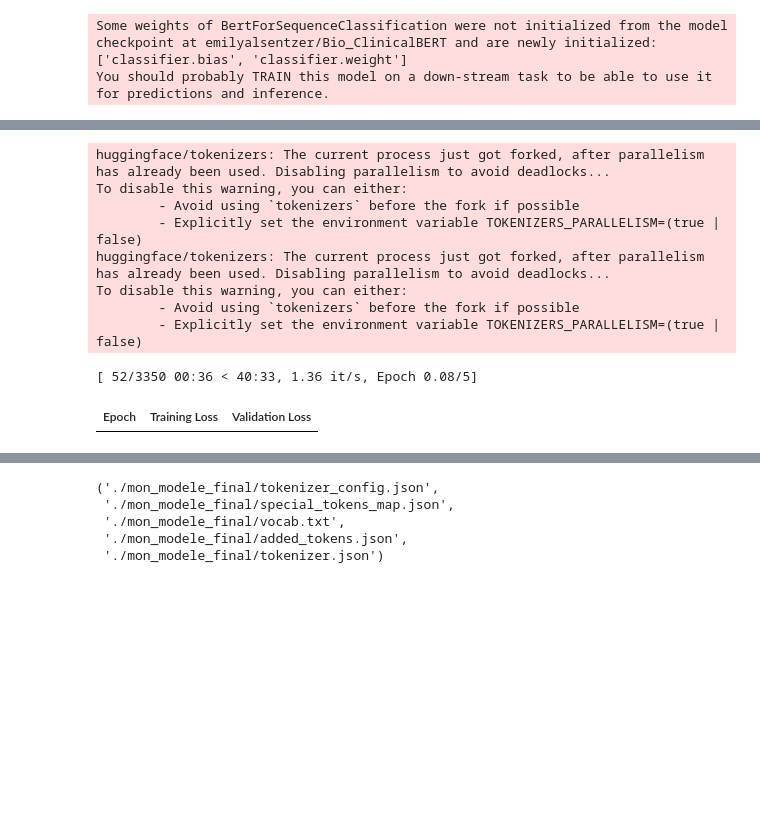
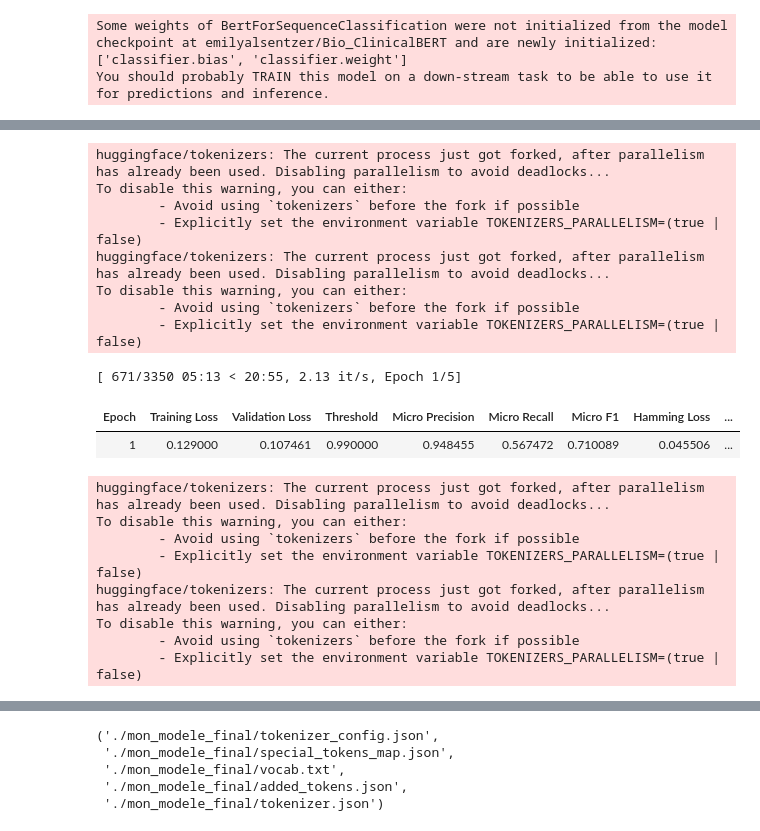
Before and after one commit to Quentin-ENSAE/projet_NLP, a Jupyter notebook: Analyse_TF_IDF.ipynb, the cells around one changed output, grey strips where cells are left out. Drawn from its saved outputs; the diff is of its cells as text; code cells hidden in the pictures; blank space fills up the shorter version.

Commit message:
Debut Training_Dilution et BERT2

```diff
--- a/Analyse_TF_IDF.ipynb
+++ b/Analyse_TF_IDF.ipynb
@@ -200,7 +201,7 @@ NameError: name 'medical_terms' is not defined
 # %% [markdown]
 # Statistiques
 # %%
-df = pd.read_pickle('data/df_target_V2')
+df = pd.read_pickle('data/df_target_V2.pkl')
 # %%
 df.target.head(3)
 # %% [output]
@@ -399,3 +380,12 @@ Successfully installed datasets-3.4.1 dill-0.3.8 fsspec-2024.12.0 huggingface-hu
+# %%
+import os
+import pandas as pd
+import numpy as np
+import matplotlib.pyplot as plt
+from tqdm import tqdm  # Barre de progression pour Jupyter
+pd.set_option('display.max_colwidth', None)
+# %%
+df = pd.read_pickle('data/df_target_V2.pkl')
 # %%
 import torch
 print(torch.cuda.is_available())  # doit renvoyer True
@@ -485,5 +475,8 @@ Note: you may need to restart the kernel to use updated packages.
 # %%
 from transformers import TrainingArguments, Trainer
+from sklearn.metrics import (
+    f1_score, precision_score, recall_score, hamming_loss, accuracy_score
+)
 
 training_args = TrainingArguments(
     output_dir="./results",
@@ -505,40 +498,63 @@ training_args = TrainingArguments(
     greater_is_better=False,
     dataloader_num_workers=2,                 # légère parallélisation de l’I/O
     report_to="none",                         # désactive Weights & Biases si non utilisé
 )
 
+def exact_match_accuracy(y_true, y_pred):
+    return np.all(y_true == y_pred, axis=1).mean()
+
 def compute_metrics(eval_pred):
     logits, labels = eval_pred
-    # Binarisation avec seuil 0.5
-    preds = (logits >= 0.5).astype(int)
+    thresholds = np.linspace(0.1, 0.99, 20)
 
-    f1_micro = f1_score(labels, preds, average='micro')
-    f1_macro = f1_score(labels, preds, average='macro')
-    hamming = hamming_loss(labels, preds)
+    best_threshold = 0.5
+    best_precision = 0
+
+    for t in thresholds:
+        preds = (logits >= t).astype(int)
+        micro_precision = precision_score(labels, preds, average='micro', zero_division=0)
+        if micro_precision > best_precision:
+            best_precision = micro_precision
+            best_threshold = t
+
+    # Final prediction with the best threshold
+    preds = (logits >= best_threshold).astype(int)
 
     return {
-        'f1_micro': f1_micro,
-        'f1_macro': f1_macro,
-        'hamming_loss': hamming
+        'threshold': best_threshold,
+        'micro_precision': precision_score(labels, preds, average='micro', zero_division=0),
+        'micro_recall': recall_score(labels, preds, average='micro', zero_division=0),
+        'micro_f1': f1_score(labels, preds, average='micro', zero_division=0),
+        'hamming_loss': hamming_loss(labels, preds),
+        'exact_match_accuracy': exact_match_accuracy(labels, preds)
     }
 
 trainer = Trainer(
     model=model,
     args=training_args,
     train_dataset=dataset,
     eval_dataset=dataset,
     compute_metrics=compute_metrics
 )
 
 trainer.train()
 # %% [output]
 huggingface/tokenizers: The current process just got forked, after parallelism has already been used. Disabling parallelism to avoid deadlocks...
 To disable this warning, you can either:
         - Avoid using `tokenizers` before the fork if possible
         - Explicitly set the environment variable TOKENIZERS_PARALLELISM=(true | false)
 huggingface/tokenizers: The current process just got forked, after parallelism has already been used. Disabling parallelism to avoid deadlocks...
 To disable this warning, you can either:
         - Avoid using `tokenizers` before the fork if possible
         - Explicitly set the environment variable TOKENIZERS_PARALLELISM=(true | false)
-[ 52/3350 00:36 < 40:33, 1.36 it/s, Epoch 0.08/5]
+[ 671/3350 05:13 < 20:55, 2.13 it/s, Epoch 1/5]
-| Epoch | Training Loss | Validation Loss |
+| Epoch | Training Loss | Validation Loss | Threshold | Micro Precision | Micro Recall | Micro F1 | Hamming Loss | ... |
+| 1 | 0.129000 | 0.107461 | 0.990000 | 0.948455 | 0.567472 | 0.710089 | 0.045506 | ... |
+huggingface/tokenizers: The current process just got forked, after parallelism has already been used. Disabling parallelism to avoid deadlocks...
+To disable this warning, you can either:
+        - Avoid using `tokenizers` before the fork if possible
+        - Explicitly set the environment variable TOKENIZERS_PARALLELISM=(true | false)
+huggingface/tokenizers: The current process just got forked, after parallelism has already been used. Disabling parallelism to avoid deadlocks...
+To disable this warning, you can either:
+        - Avoid using `tokenizers` before the fork if possible
+        - Explicitly set the environment variable TOKENIZERS_PARALLELISM=(true | false)
```
Also changed, not shown: parts of 6 cells of this notebook, 2 other files.
